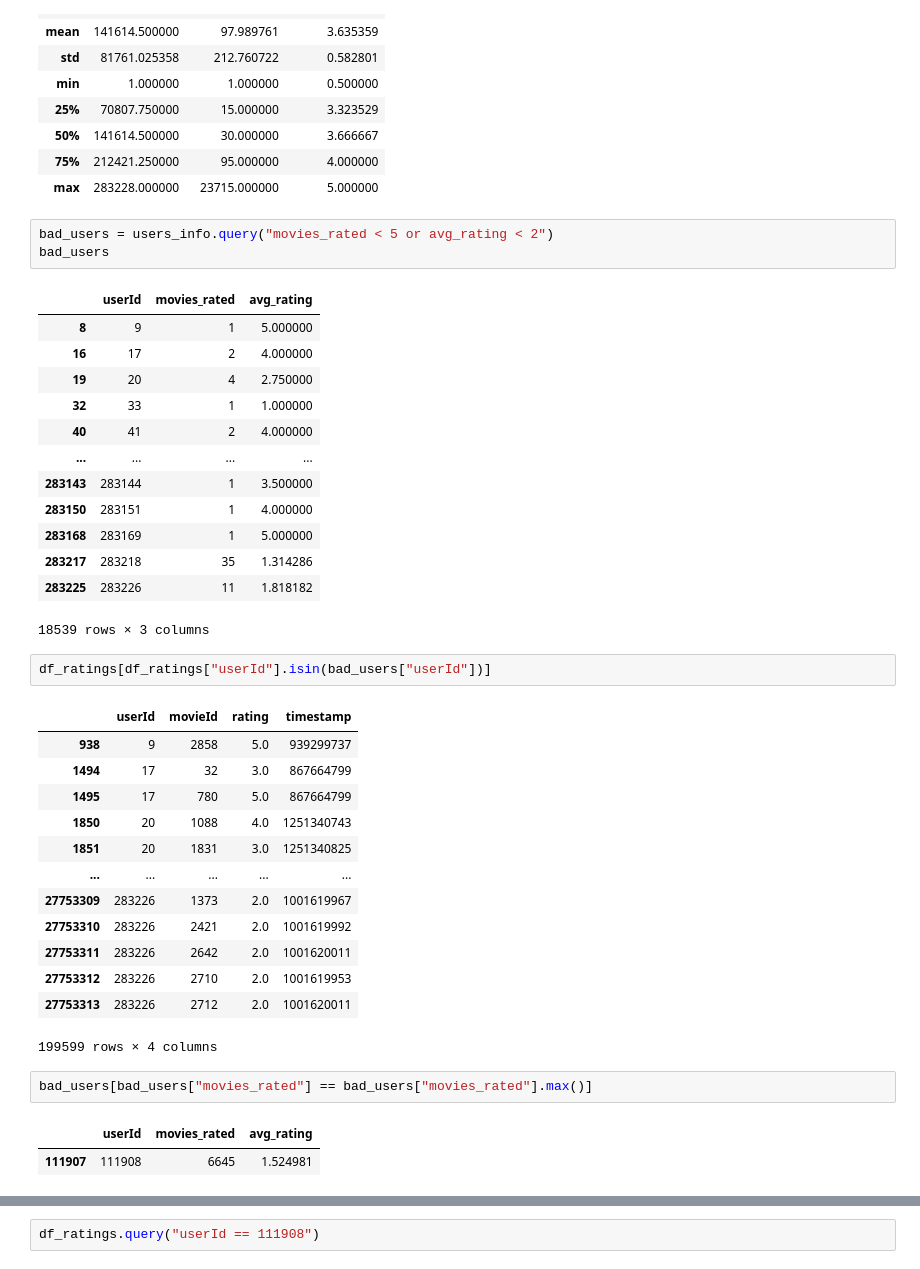
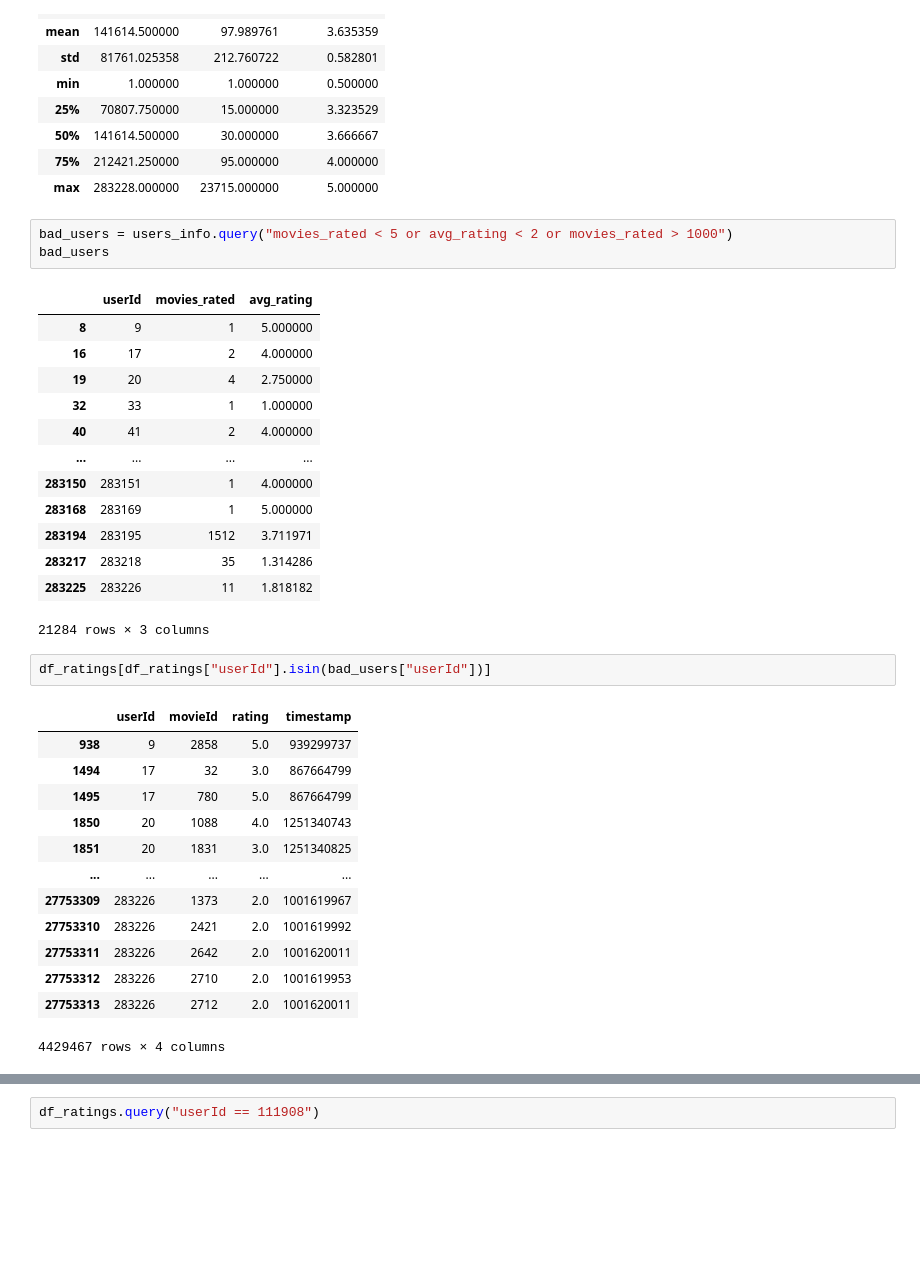
Before and after one commit to Razjoh/Machine-learning-Rasmus-Johansson, a Jupyter notebook: Labb/EDA.ipynb, the cells around one changed output, grey strips where cells are left out. Cells and saved outputs as stored; diff of their text form; blank space fills up the shorter version.

```diff
--- a/Labb/EDA.ipynb
+++ b/Labb/EDA.ipynb
@@ -285,22 +285,22 @@ users_info.describe()
 | 75% | 212421.250000 | 95.000000 | 4.000000 |
 | max | 283228.000000 | 23715.000000 | 5.000000 |
 # %%
-bad_users = users_info.query("movies_rated < 5 or avg_rating < 2")
+bad_users = users_info.query("movies_rated < 5 or avg_rating < 2 or movies_rated > 1000")
 bad_users
 # %% [output]
 |  | userId | movies_rated | avg_rating |
 | 8 | 9 | 1 | 5.000000 |
 | 16 | 17 | 2 | 4.000000 |
 | 19 | 20 | 4 | 2.750000 |
 | 32 | 33 | 1 | 1.000000 |
 | 40 | 41 | 2 | 4.000000 |
 | ... | ... | ... | ... |
-| 283143 | 283144 | 1 | 3.500000 |
 | 283150 | 283151 | 1 | 4.000000 |
 | 283168 | 283169 | 1 | 5.000000 |
+| 283194 | 283195 | 1512 | 3.711971 |
 | 283217 | 283218 | 35 | 1.314286 |
 | 283225 | 283226 | 11 | 1.818182 |
-18539 rows × 3 columns
+21284 rows × 3 columns
 # %%
 df_ratings[df_ratings["userId"].isin(bad_users["userId"])]
 # %% [output]
@@ -316,9 +316,4 @@ df_ratings[df_ratings["userId"].isin(bad_users["userId"])]
 | 27753311 | 283226 | 2642 | 2.0 | 1001620011 |
 | 27753312 | 283226 | 2710 | 2.0 | 1001619953 |
 | 27753313 | 283226 | 2712 | 2.0 | 1001620011 |
-199599 rows × 4 columns
+4429467 rows × 4 columns
-# %%
-bad_users[bad_users["movies_rated"] == bad_users["movies_rated"].max()]
-# %% [output]
-|  | userId | movies_rated | avg_rating |
-| 111907 | 111908 | 6645 | 1.524981 |
```
Also changed, not shown: parts of 4 cells of this notebook, 1 other file.
